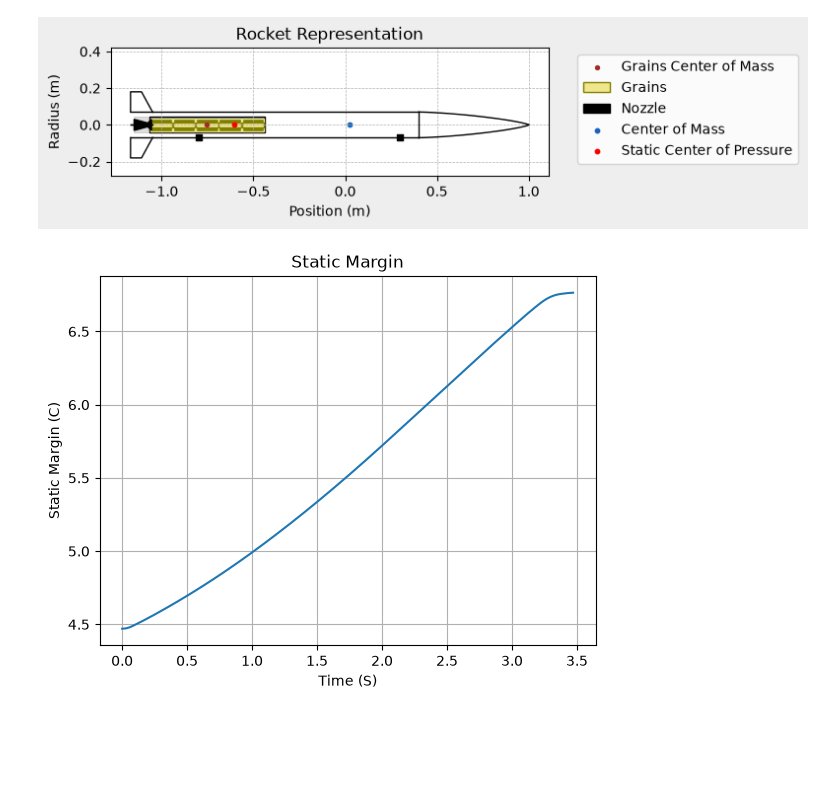
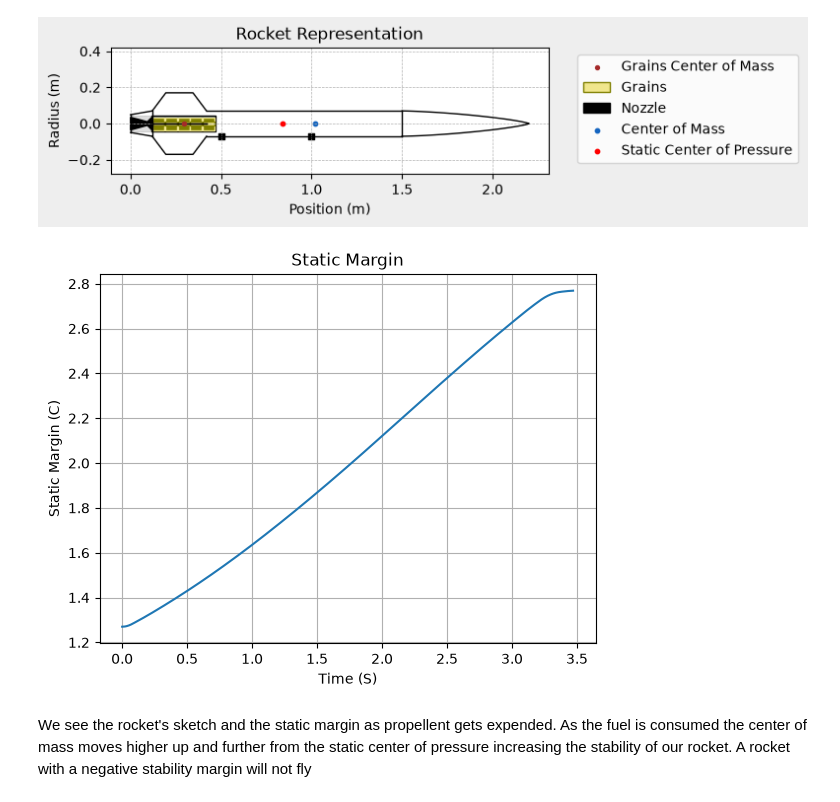
Before and after one commit to 0rfanidis/dast-rocketsim, a Jupyter notebook: sample.ipynb, the cells around one changed output. Saved outputs shown, nothing was run; the diff lists cells and outputs as text; code cells hidden in the pictures; blank space fills up the shorter version.

```diff
--- a/sample.ipynb
+++ b/sample.ipynb
@@ -84,49 +126,56 @@ Total Impulse: 5052.884 Ns
 proto1 = Rocket(
     radius=0.07,
     mass=5,
     inertia=(2.321, 2.321, 0.024),
-    power_off_drag="data/drag_coeff.csv",
-    power_on_drag="data/drag_coeff.csv",
-    center_of_mass_without_motor=1,
+    power_off_drag="data/default_drag_curve.csv",
+    power_on_drag="data/default_drag_curve.csv",
+    center_of_mass_without_motor=1.7,
     coordinate_system_orientation="tail_to_nose",
 )
 
 nose_cone = proto1.add_nose(
-    length=0.6, kind="von karman", position=1
+    length=0.7, kind="von karman", position=2.2
 )
 
-fin_set = proto1.add_trapezoidal_fins(
+tail_fins = proto1.add_trapezoidal_fins(
     n=4,
-    root_chord=0.120,
-    tip_chord=0.060,
-    span=0.110,
-    position=-1.04956,
+    root_chord=0.30,
+    tip_chord=0.15,
+    span=0.1,
+    position=0.42,
     cant_angle=0,
-    airfoil=None,
+    sweep_length=0.075,
+    radius=None,
+    airfoil=None
 )
 
 rail_buttons = proto1.set_rail_buttons(
-    upper_button_position=0.3,
-    lower_button_position=-0.8,
+    upper_button_position=1.0,
+    lower_button_position=0.5,
     angular_position=45,
+)
+
+tail_taper = proto1.add_tail(
+    top_radius=0.07, bottom_radius=0.049, length=0.12, position=0.12
 )
 
 main_chute = proto1.add_parachute(
     name="main",
     cd_s=10.0,
     trigger="apogee",
     sampling_rate=105,
     lag=1.5,
     noise=(0, 8.3, 0.5),
     radius=1,
     height=1.5,
     porosity=0.0432,
 )
 
-proto1.add_motor(test_motor, position=-1.15)
+proto1.add_motor(aerotechL1500T, position=0)
+proto1.draw()
+proto1.plots.static_margin()
+# %% [output]
+[figure, added]
+[figure, added]
-# %%
-proto1.draw()
-proto1.plots.static_margin()
-# %% [output]
-[figure, removed]
-[figure, removed]
+# %% [markdown]
+We see the rocket's sketch and the static margin as propellent gets expended. As the fuel is consumed the center of mass moves higher up and further from the static center of pressure increasing the stability of our rocket. A rocket with a negative stability margin will not fly
```
Also changed, not shown: parts of 12 cells of this notebook.
